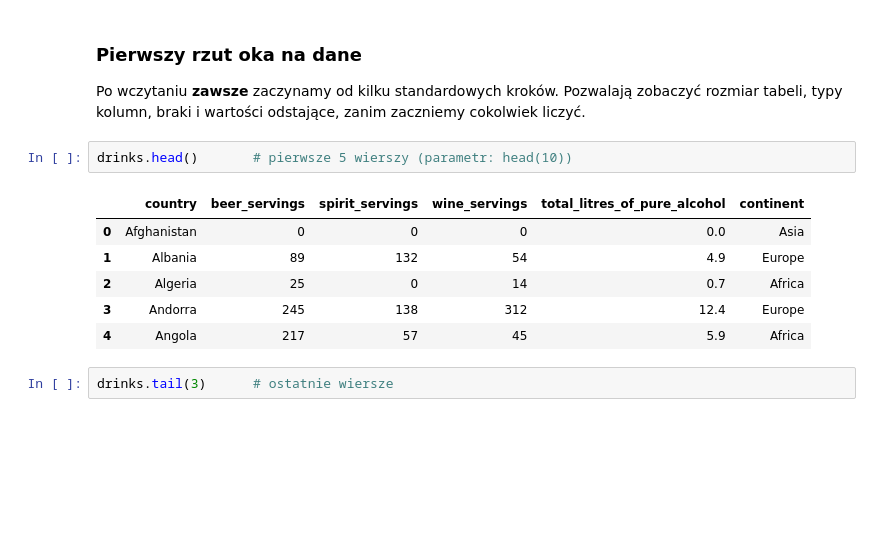
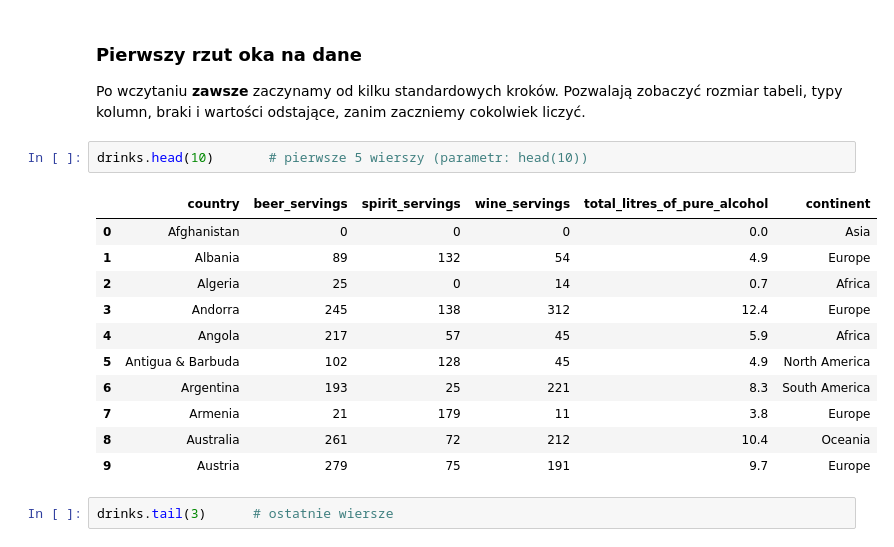
Before and after one commit to tomasz450/ML_DL_szkolenie_23_11_26, a Jupyter notebook: 2.1 Pandas/Pandas.ipynb, the cells around one changed output. Drawn from its saved outputs; the diff is of its cells as text; blank space fills up the shorter version.

```diff
--- a/2.1 Pandas/Pandas.ipynb
+++ b/2.1 Pandas/Pandas.ipynb
@@ -799,14 +933,19 @@ drinks
 
 Po wczytaniu **zawsze** zaczynamy od kilku standardowych kroków. Pozwalają zobaczyć rozmiar tabeli, typy kolumn, braki i wartości odstające, zanim zaczniemy cokolwiek liczyć.
 # %%
-drinks.head()       # pierwsze 5 wierszy (parametr: head(10))
+drinks.head(10)       # pierwsze 5 wierszy (parametr: head(10))
 # %% [output]
 |  | country | beer_servings | spirit_servings | wine_servings | total_litres_of_pure_alcohol | continent |
 | 0 | Afghanistan | 0 | 0 | 0 | 0.0 | Asia |
 | 1 | Albania | 89 | 132 | 54 | 4.9 | Europe |
 | 2 | Algeria | 25 | 0 | 14 | 0.7 | Africa |
 | 3 | Andorra | 245 | 138 | 312 | 12.4 | Europe |
 | 4 | Angola | 217 | 57 | 45 | 5.9 | Africa |
+| 5 | Antigua & Barbuda | 102 | 128 | 45 | 4.9 | North America |
+| 6 | Argentina | 193 | 25 | 221 | 8.3 | South America |
+| 7 | Armenia | 21 | 179 | 11 | 3.8 | Europe |
+| 8 | Australia | 261 | 72 | 212 | 10.4 | Oceania |
+| 9 | Austria | 279 | 75 | 191 | 9.7 | Europe |
 # %%
 drinks.tail(3)      # ostatnie wiersze
 # %% [output]
```
Also changed, not shown: parts of 47 cells of this notebook, 3 other files.
